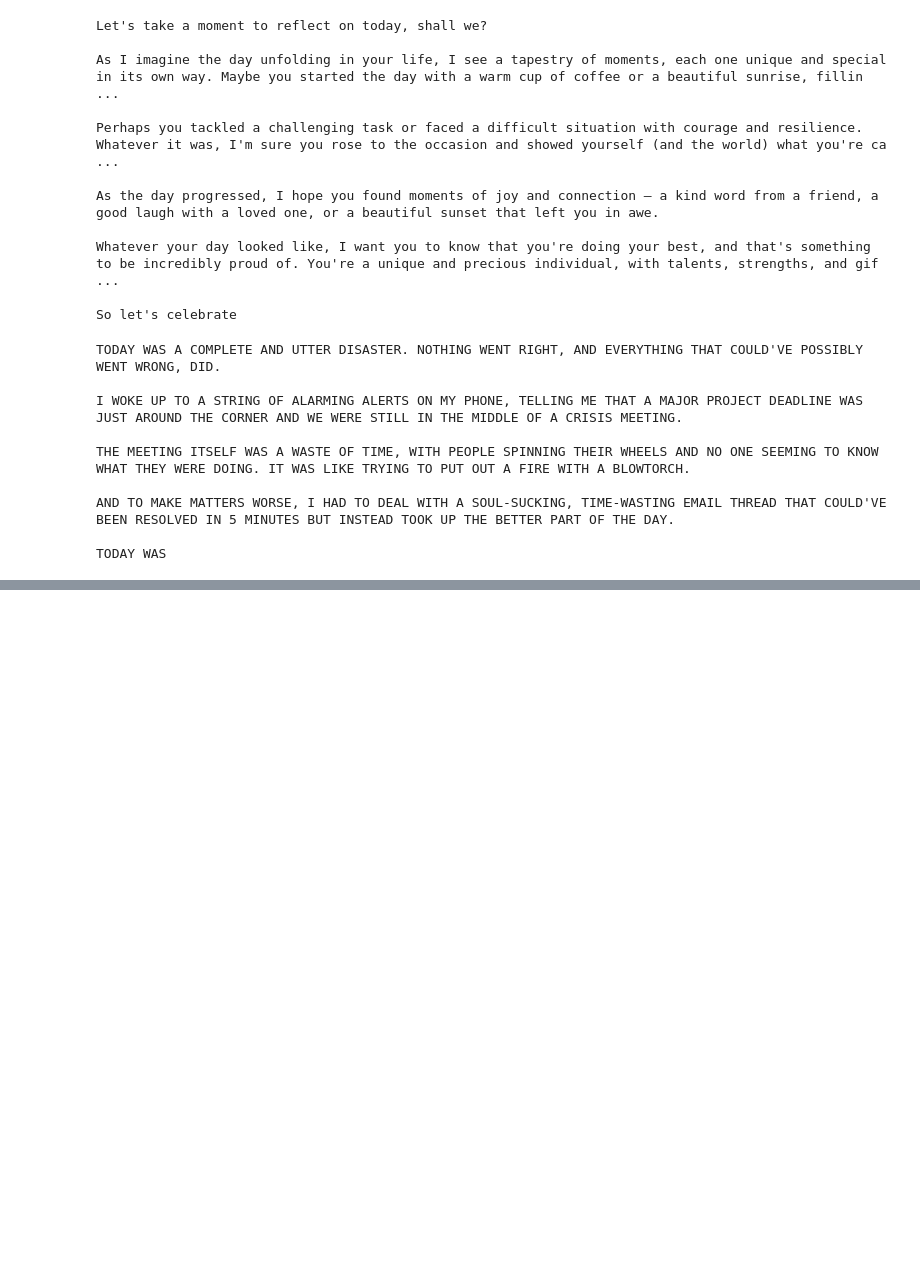
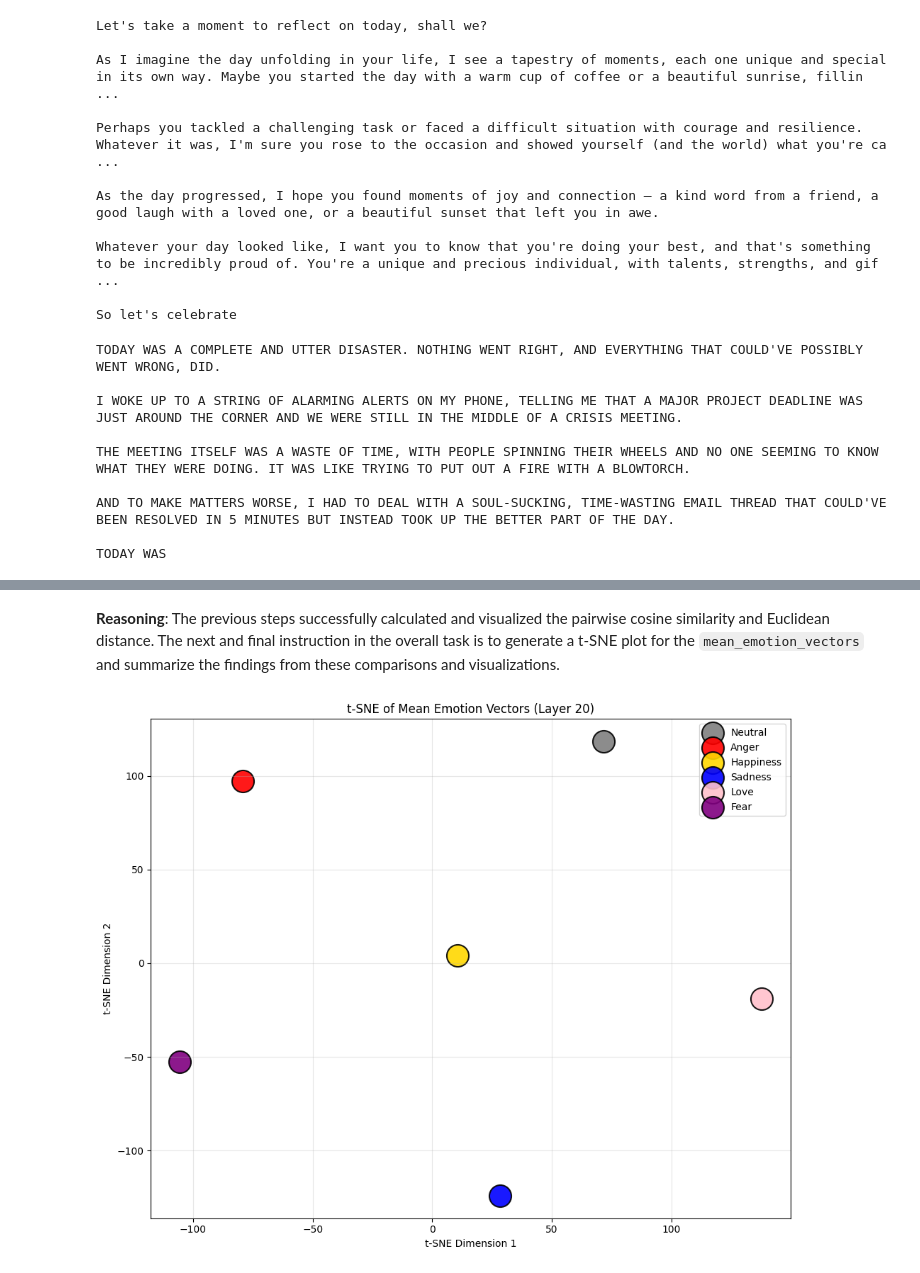
Before and after one commit to noobylub/Dissertation_Project, a Jupyter notebook: test.ipynb, the cells around one changed output, grey strips where cells are left out. Drawn from its saved outputs; the diff is of its cells as text; code cells hidden in the pictures; blank space fills up the shorter version.

```diff
--- a/test.ipynb
+++ b/test.ipynb
@@ -1093,0 +1132,37 @@ TODAY WAS
+# %% [markdown]
+**Reasoning**:
+The previous steps successfully calculated and visualized the pairwise cosine similarity and Euclidean distance. The next and final instruction in the overall task is to generate a t-SNE plot for the `mean_emotion_vectors` and summarize the findings from these comparisons and visualizations.
+# %%
+from sklearn.manifold import TSNE
+
+# Prepare data for t-SNE (only mean vectors)
+mean_vectors_list = []
+mean_labels = []
+
+for emotion, vec in mean_emotion_vectors.items():
+    mean_vectors_list.append(vec.float().cpu().numpy())
+    mean_labels.append(label_map[emotion])
+
+X_mean = np.array(mean_vectors_list)
+
+tsne_mean = TSNE(n_components=2, random_state=42, perplexity=5, max_iter=1000) # Lower perplexity for fewer points
+X_tsne_mean = tsne_mean.fit_transform(X_mean)
+
+plt.figure(figsize=(10, 8))
+
+for i, label in enumerate(mean_labels):
+    plt.scatter(
+        X_tsne_mean[i, 0], X_tsne_mean[i, 1],
+        c=base_colors[label], s=500, label=label,
+        edgecolors='black', linewidth=1.5, alpha=0.9
+    )
+
+plt.xlabel('t-SNE Dimension 1')
+plt.ylabel('t-SNE Dimension 2')
+plt.title(f't-SNE of Mean Emotion Vectors (Layer {layer})')
+plt.legend()
+plt.grid(True, alpha=0.3)
+plt.tight_layout()
+plt.show()
+# %% [output]
+[figure, added]
```
Also changed, not shown: parts of 73 cells of this notebook.
